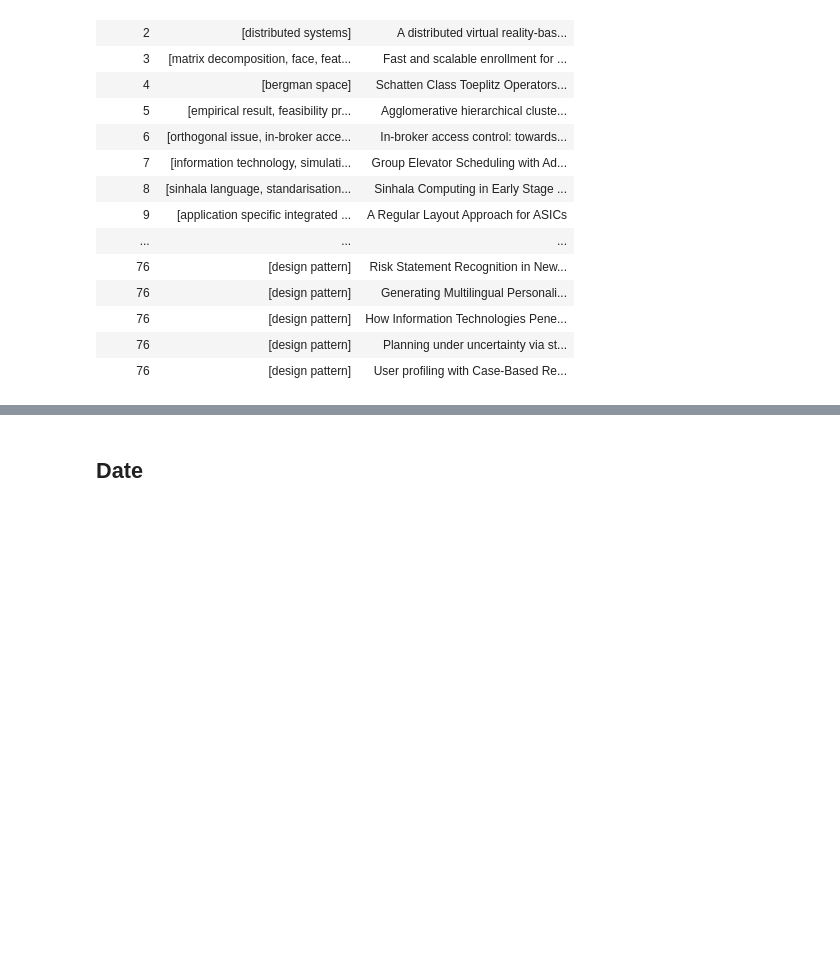
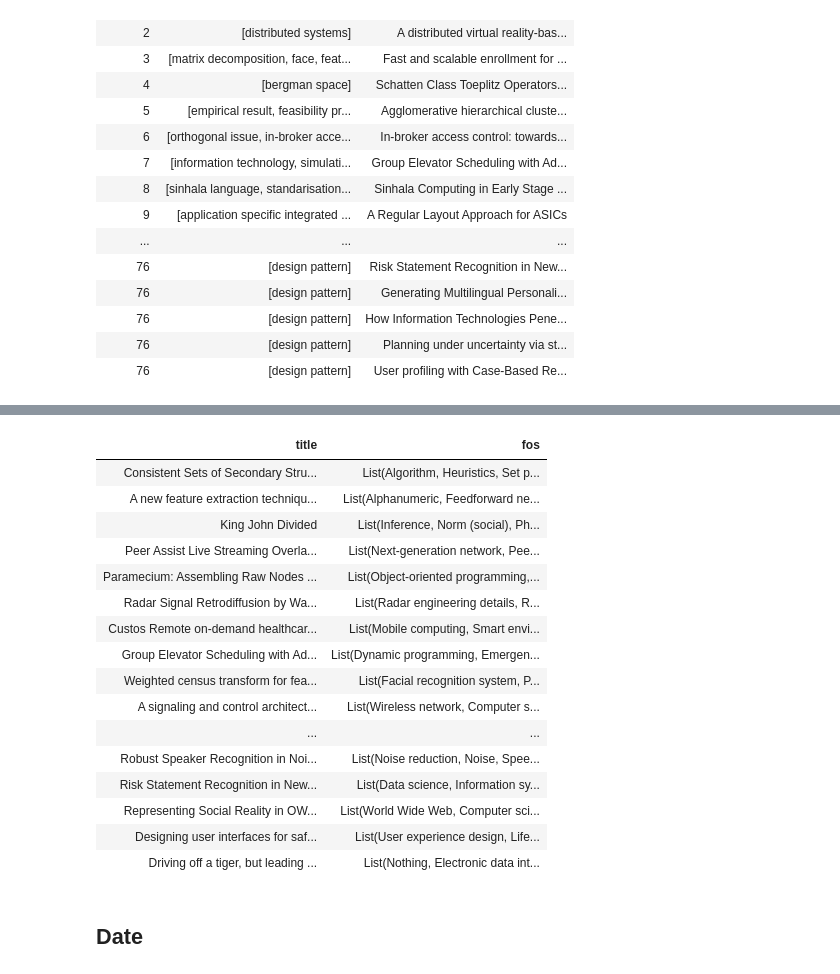
Before and after one commit to Karljohan99/BDM2023-group3, a Jupyter notebook: project1/Project_1.ipynb, the cells around one changed output, grey strips where cells are left out. Drawn from its saved outputs; the diff is of its cells as text; code cells hidden in the pictures; blank space fills up the shorter version.

```diff
--- a/project1/Project_1.ipynb
+++ b/project1/Project_1.ipynb
@@ -528,3 +577,40 @@ keywords_clean.write.format("delta").mode("overwrite").saveAsTable("keywords")
+# %%
+def getFos(doi, fos):
+    result = [] if not fos else fos
+    query = []
+    try:
+        query = cr.works(ids = doi)['message']['subject']
+    except:
+        pass
+    return [*result, *query]
+
+getFosUDF = udf(getFos, ArrayType(StringType()))
+# %%
+fos_df = (filtered_df
+          .limit(100)
+          .select('title', "doi", 'fos')
+          .withColumn("FOS", getFosUDF(F.col("doi"), F.col("fos")))
+          .select('title', F.col('FOS').alias('fos'))
+           )
+display(fos_df)
+# %% [output]
+| title | fos |
+| Consistent Sets of Secondary Stru... | List(Algorithm, Heuristics, Set p... |
+| A new feature extraction techniqu... | List(Alphanumeric, Feedforward ne... |
+| King John Divided | List(Inference, Norm (social), Ph... |
+| Peer Assist Live Streaming Overla... | List(Next-generation network, Pee... |
+| Paramecium: Assembling Raw Nodes ... | List(Object-oriented programming,... |
+| Radar Signal Retrodiffusion by Wa... | List(Radar engineering details, R... |
+| Custos Remote on-demand healthcar... | List(Mobile computing, Smart envi... |
+| Group Elevator Scheduling with Ad... | List(Dynamic programming, Emergen... |
+| Weighted census transform for fea... | List(Facial recognition system, P... |
+| A signaling and control architect... | List(Wireless network, Computer s... |
+| ... | ... |
+| Robust Speaker Recognition in Noi... | List(Noise reduction, Noise, Spee... |
+| Risk Statement Recognition in New... | List(Data science, Information sy... |
+| Representing Social Reality in OW... | List(World Wide Web, Computer sci... |
+| Designing user interfaces for saf... | List(User experience design, Life... |
+| Driving off a tiger, but leading ... | List(Nothing, Electronic data int... |
 # %% [markdown]
 ## Date
 # %%
```
Also changed, not shown: parts of 7 cells of this notebook.
